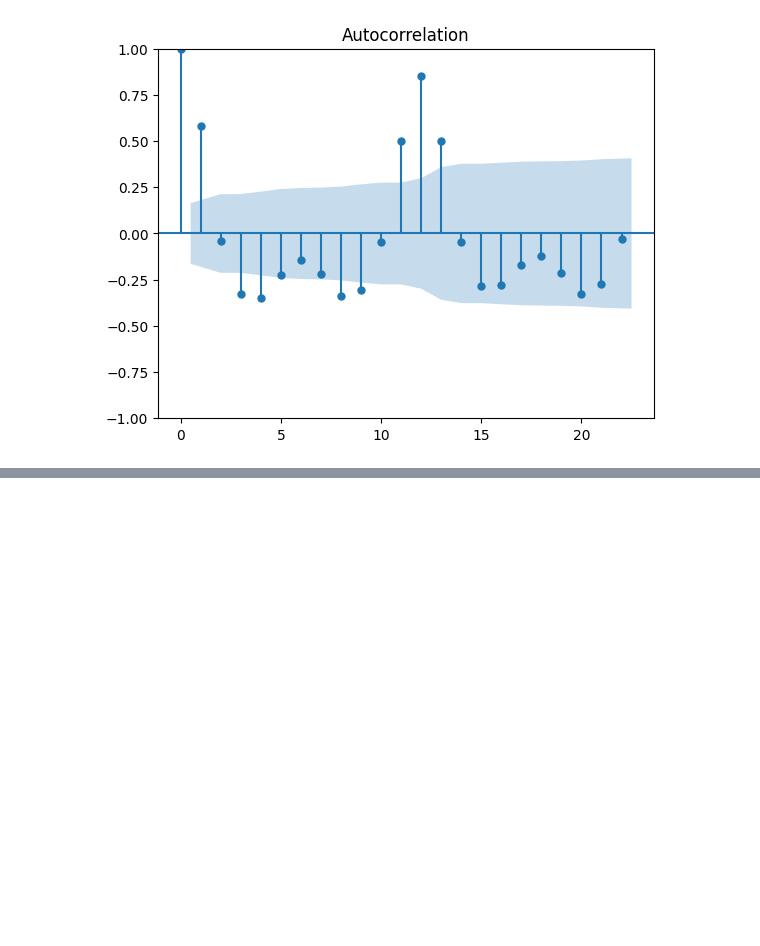
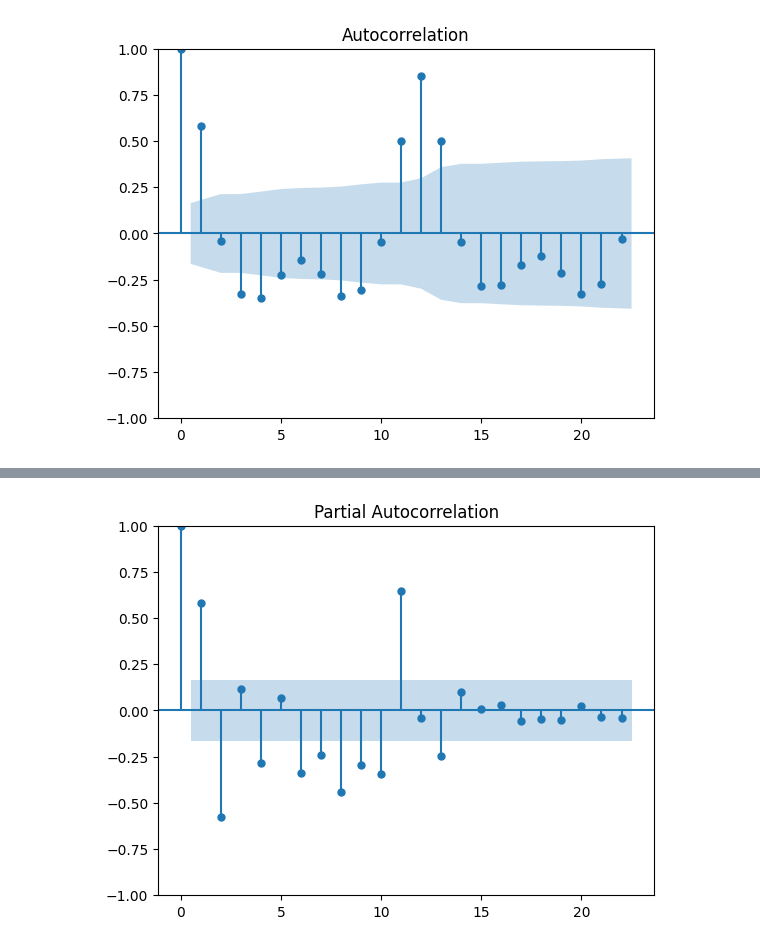
Before and after one commit to AhmAdO9/Machine_learning, a Jupyter notebook: TimeSeriesAnalysis/TimeSeriesAnalysis.ipynb, the cells around one changed output, grey strips where cells are left out. Cells and saved outputs as stored; diff of their text form; code cells hidden in the pictures; blank space fills up the shorter version.

```diff
--- a/TimeSeriesAnalysis/TimeSeriesAnalysis.ipynb
+++ b/TimeSeriesAnalysis/TimeSeriesAnalysis.ipynb
@@ -665,0 +687,4 @@ acf = plot_acf(df['Passenger Second Difference'].dropna())
+# %%
+pacf = plot_pacf(df['Passenger Second Difference'].dropna())
+# %% [output]
+[figure, added]
```
Also changed, not shown: parts of 6 cells of this notebook.
